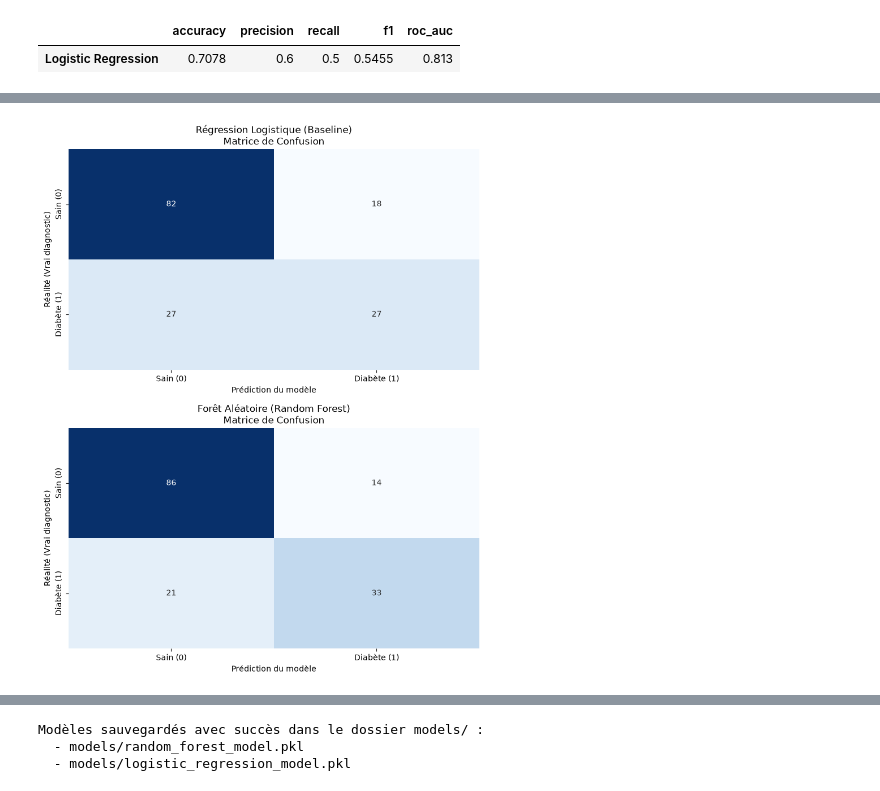
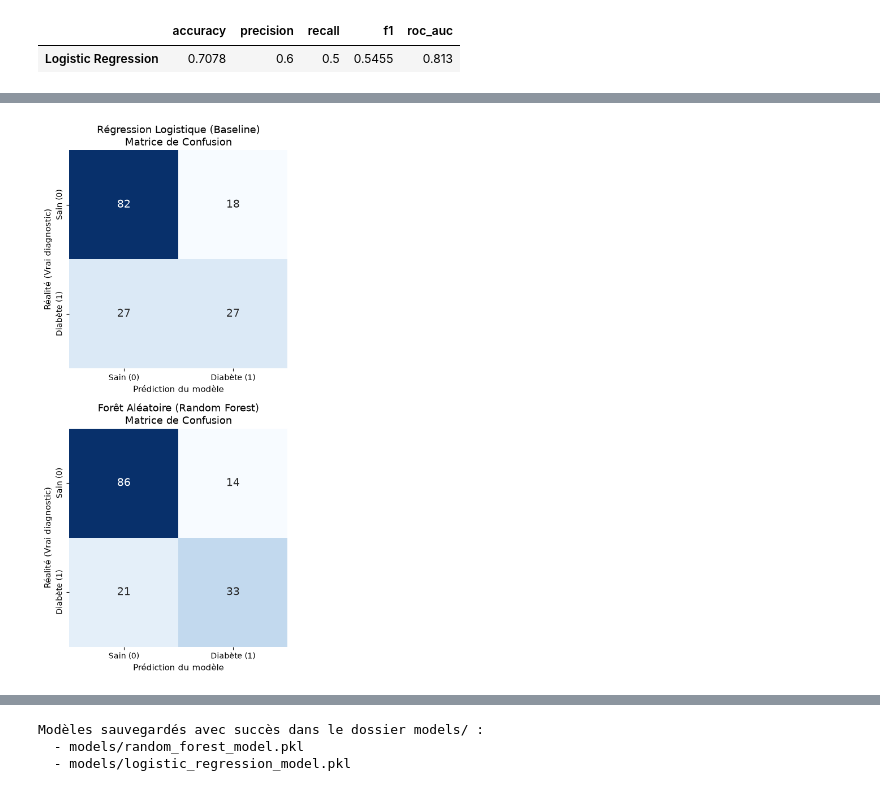
Before and after one commit to Orpheus76/diabetes-risk-prediction, a Jupyter notebook: notebooks/03_modeling.ipynb, the cells around one changed output, grey strips where cells are left out. Drawn from its saved outputs; the diff is of its cells as text; code cells hidden in the pictures.

```diff
--- a/notebooks/03_modeling.ipynb
+++ b/notebooks/03_modeling.ipynb
@@ -112,28 +198,30 @@ Tableau Comparatif des Performances :
 # %%
-# Calcul des prédictions sur le test pour les deux modèles
+# Calcul des prédictions
 y_pred_lr = lr_model.predict(X_test)
 y_pred_rf = rf_model.predict(X_test)
 
 # Calcul des matrices de confusion
 cm_lr = confusion_matrix(y_test, y_pred_lr)
 cm_rf = confusion_matrix(y_test, y_pred_rf)
 
-# Affichage côte à côte
+# Affichage vertical (hauteur augmentée, cases carrées pour une lecture parfaite)
 fig, axes = plt.subplots(2, 1, figsize=(8, 10))
 
-sns.heatmap(cm_lr, annot=True, fmt='d', cmap='Blues', ax=axes[0], cbar=False,
+sns.heatmap(cm_lr, annot=True, fmt='d', cmap='Blues', ax=axes[0], cbar=False, square=True,
+            annot_kws={'size': 14},
             xticklabels=['Sain (0)', 'Diabète (1)'], yticklabels=['Sain (0)', 'Diabète (1)'])
-axes[0].set_title('Régression Logistique (Baseline)\nMatrice de Confusion')
-axes[0].set_ylabel('Réalité (Vrai diagnostic)')
-axes[0].set_xlabel('Prédiction du modèle')
+axes[0].set_title('Régression Logistique (Baseline)\nMatrice de Confusion', fontsize=13)
+axes[0].set_ylabel('Réalité (Vrai diagnostic)', fontsize=11)
+axes[0].set_xlabel('Prédiction du modèle', fontsize=11)
 
-sns.heatmap(cm_rf, annot=True, fmt='d', cmap='Blues', ax=axes[1], cbar=False,
+sns.heatmap(cm_rf, annot=True, fmt='d', cmap='Blues', ax=axes[1], cbar=False, square=True,
+            annot_kws={'size': 14},
             xticklabels=['Sain (0)', 'Diabète (1)'], yticklabels=['Sain (0)', 'Diabète (1)'])
-axes[1].set_title('Forêt Aléatoire (Random Forest)\nMatrice de Confusion')
-axes[1].set_ylabel('Réalité (Vrai diagnostic)')
-axes[1].set_xlabel('Prédiction du modèle')
+axes[1].set_title('Forêt Aléatoire (Random Forest)\nMatrice de Confusion', fontsize=13)
+axes[1].set_ylabel('Réalité (Vrai diagnostic)', fontsize=11)
+axes[1].set_xlabel('Prédiction du modèle', fontsize=11)
 
 plt.tight_layout()
 plt.show()
 # %% [output]
-[figure, old version]
+[figure, new version]
```
Also changed, not shown: parts of 18 cells of this notebook.
